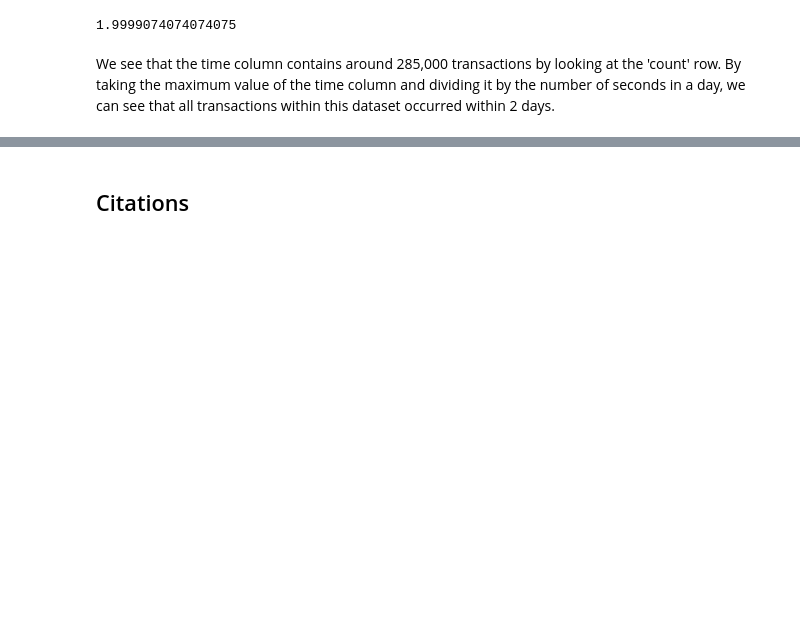
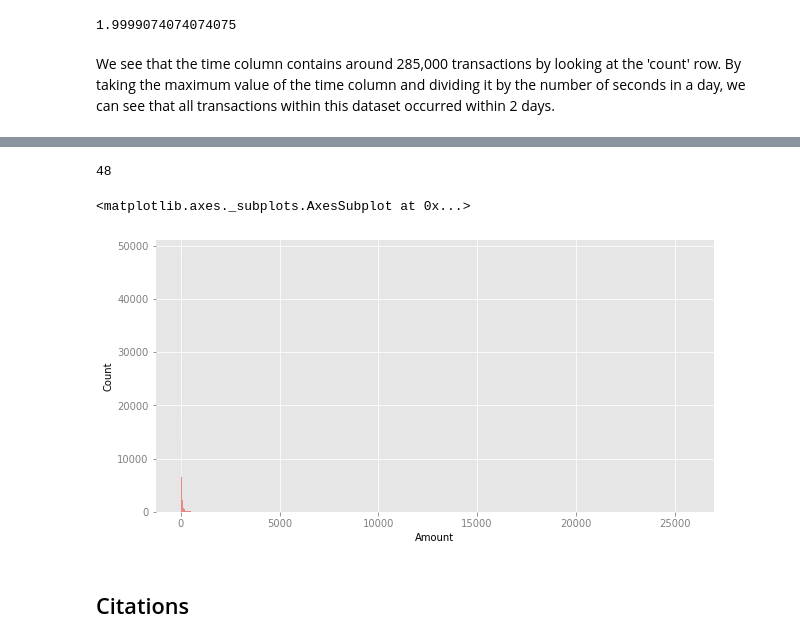
Before and after one commit to Lewis34cs/Credit_Card_Fraud_Detection, a Jupyter notebook: creditcard_fraud.ipynb, the cells around one changed output, grey strips where cells are left out. Cells and saved outputs as stored; diff of their text form; code cells hidden in the pictures; blank space fills up the shorter version.

```diff
--- a/creditcard_fraud.ipynb
+++ b/creditcard_fraud.ipynb
@@ -141,3 +161,15 @@ sns.histplot(data=df, hue='Class', x='Time')
+# %%
+val = round((df['Time'].iloc[-1] / n_sec_per_day * 24))
+if val > 24:
+    val = val - 24
+# %% [output]
+48
+# %%
+plt.figure(figsize=(10,5))
+sns.histplot(df['Amount']);
+# %% [output]
+<matplotlib.axes._subplots.AxesSubplot at 0x...>
+[figure, added]
 # %% [markdown]
 ## Citations
 # %% [markdown]
```
Also changed, not shown: parts of 11 cells of this notebook.
